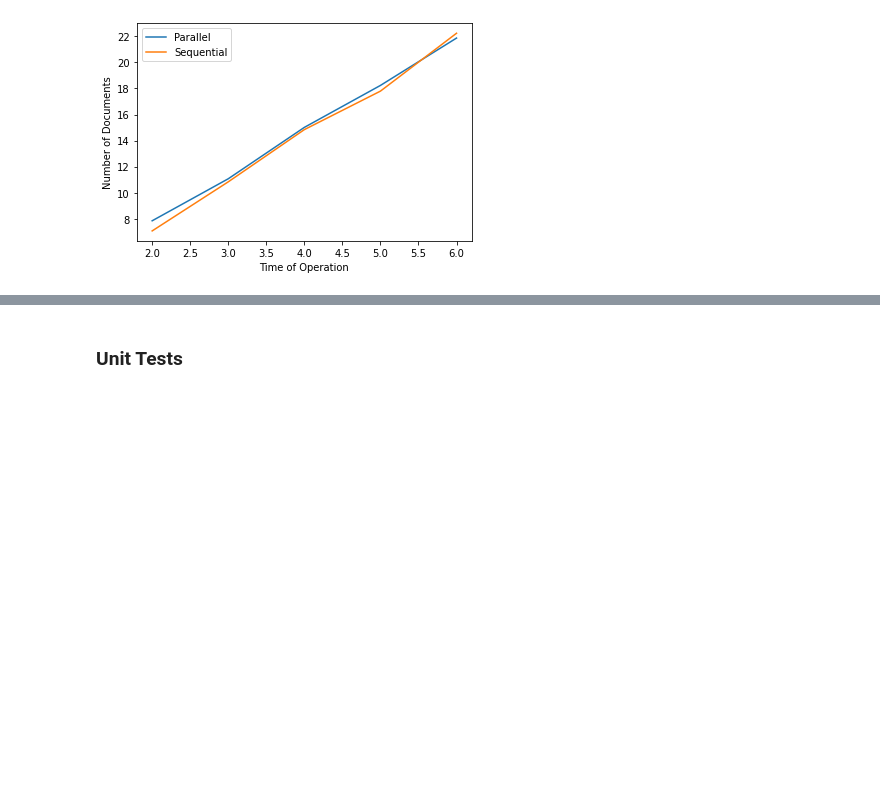
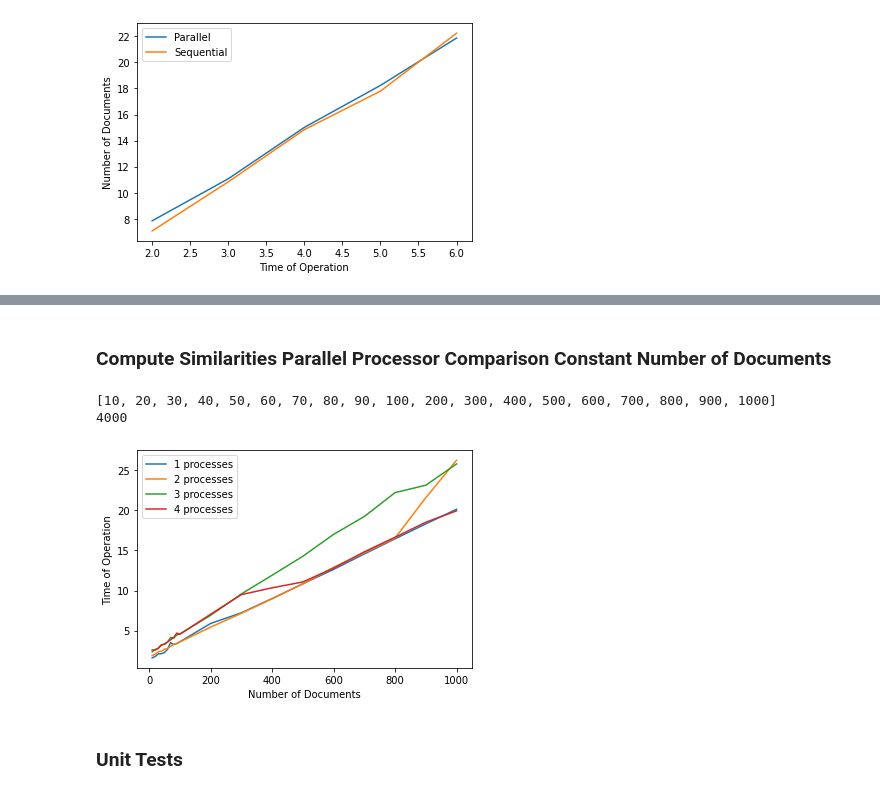
Before and after one commit to hwasc/ADS, a Jupyter notebook: ADS_report.ipynb, the cells around one changed output, grey strips where cells are left out. Cells and saved outputs as stored; diff of their text form; code cells hidden in the pictures; blank space fills up the shorter version.

```diff
--- a/ADS_report.ipynb
+++ b/ADS_report.ipynb
@@ -1406,3 +1418,44 @@ range(2, 7)
+# %% [markdown]
+### Compute Similarities Parallel Processor Comparison Constant Number of Documents
+# %%
+map_pool = Pool(processes=1)
+map_pool.close()
+map_pool.clear()
+
+words = list_of_words_1M
+
+number_of_words_range = power_list(10, 1, 3, 10)
+print(number_of_words_range)
+
+number_of_docs_range = 4000
+print(number_of_docs_range)
+
+processor_range = range(1, 5)
+
+for x in processor_range:
+    number_of_docs = []
+    times = []
+    for i in number_of_words_range:
+        docs = []
+        for j in range(number_of_docs_range):
+            docs.append(' '.join(choose_n_words(words, i)))
+
+        results = timeit(compute_similarities_parallel, docs, "jaccard_similarity", map_processes=x, repeats=1)
+
+        times.append(results[1])
+        number_of_docs.append(i)
+
+    plt.plot(number_of_docs, times, label=str(x) + " processes")
+
+
+plt.ylabel("Time of Operation")
+plt.xlabel("Number of Documents")
+plt.legend()
+plt.show()
+# %% [output]
+[10, 20, 30, 40, 50, 60, 70, 80, 90, 100, 200, 300, 400, 500, 600, 700, 800, 900, 1000]
+4000
+[figure, added]
 # %% [markdown]
 ### Unit Tests
 # %%
```
Also changed, not shown: parts of 8 cells of this notebook.
